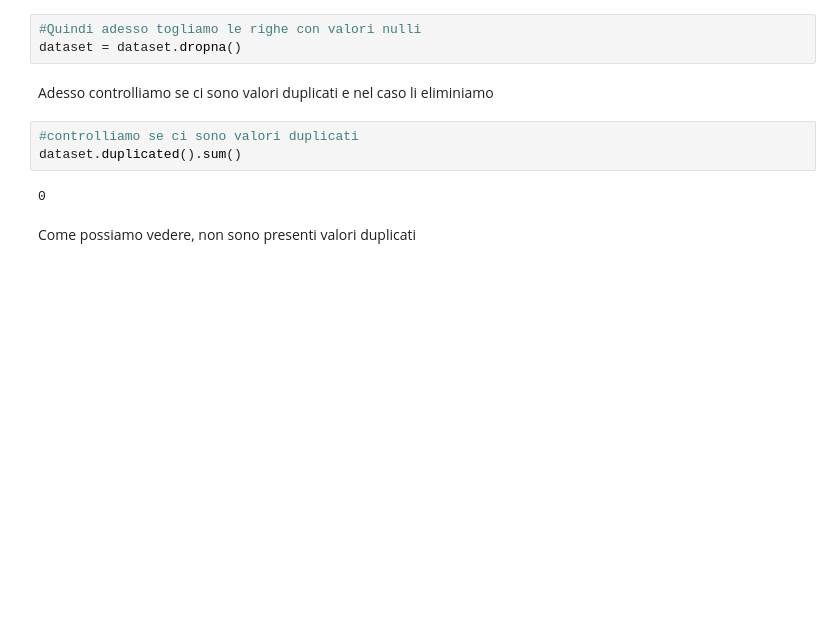
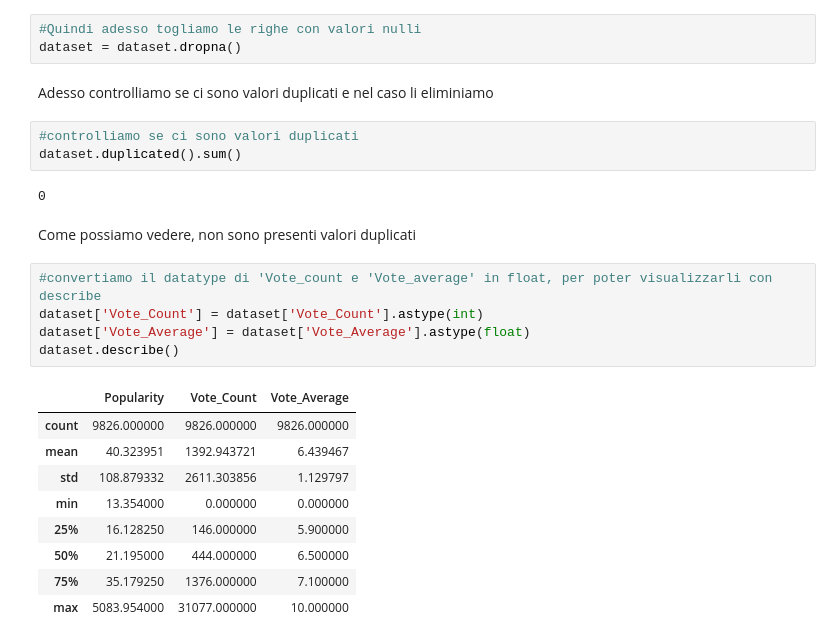
Before and after one commit to giampyhatesyou/Ids, a Jupyter notebook: pr.ipynb, the cells around one changed output. Drawn from its saved outputs; the diff is of its cells as text; blank space fills up the shorter version.

```diff
--- a/pr.ipynb
+++ b/pr.ipynb
@@ -82,3 +86,18 @@ dataset.duplicated().sum()
 0
 # %% [markdown]
 Come possiamo vedere, non sono presenti valori duplicati
+# %%
+#convertiamo il datatype di 'Vote_count e 'Vote_average' in float, per poter visualizzarli con describe
+dataset['Vote_Count'] = dataset['Vote_Count'].astype(int)
+dataset['Vote_Average'] = dataset['Vote_Average'].astype(float)
+dataset.describe()
+# %% [output]
+|  | Popularity | Vote_Count | Vote_Average |
+| count | 9826.000000 | 9826.000000 | 9826.000000 |
+| mean | 40.323951 | 1392.943721 | 6.439467 |
+| std | 108.879332 | 2611.303856 | 1.129797 |
+| min | 13.354000 | 0.000000 | 0.000000 |
+| 25% | 16.128250 | 146.000000 | 5.900000 |
+| 50% | 21.195000 | 444.000000 | 6.500000 |
+| 75% | 35.179250 | 1376.000000 | 7.100000 |
+| max | 5083.954000 | 31077.000000 | 10.000000 |
```
Also changed, not shown: parts of 10 cells of this notebook.
